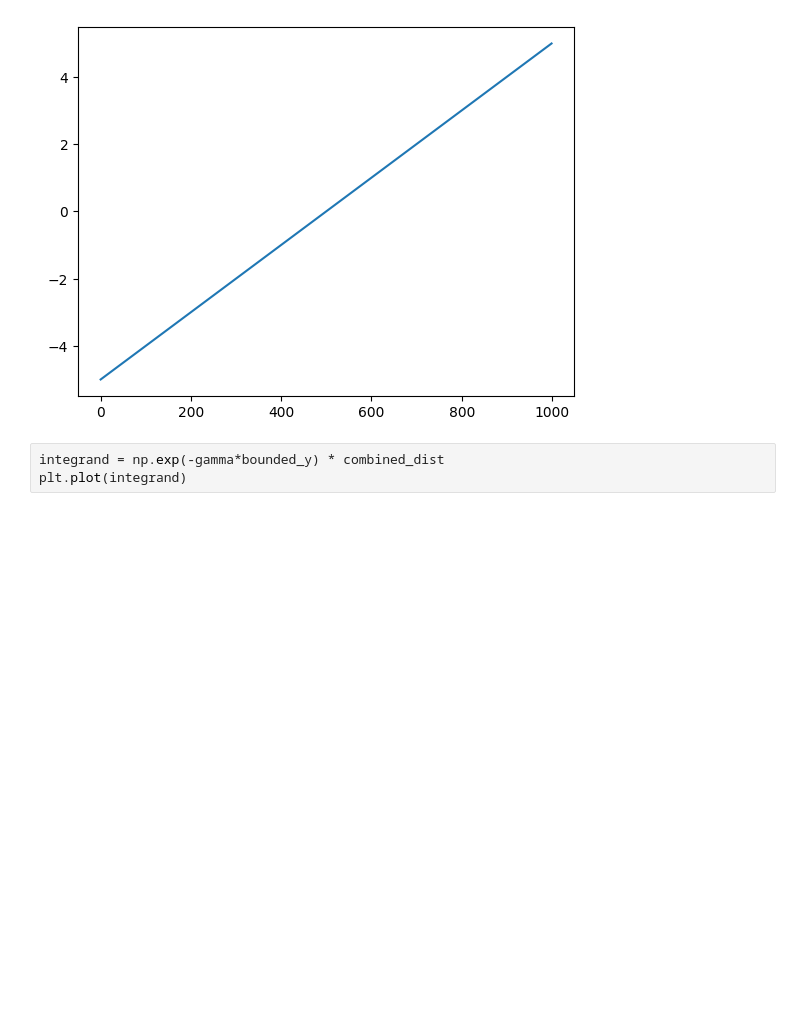
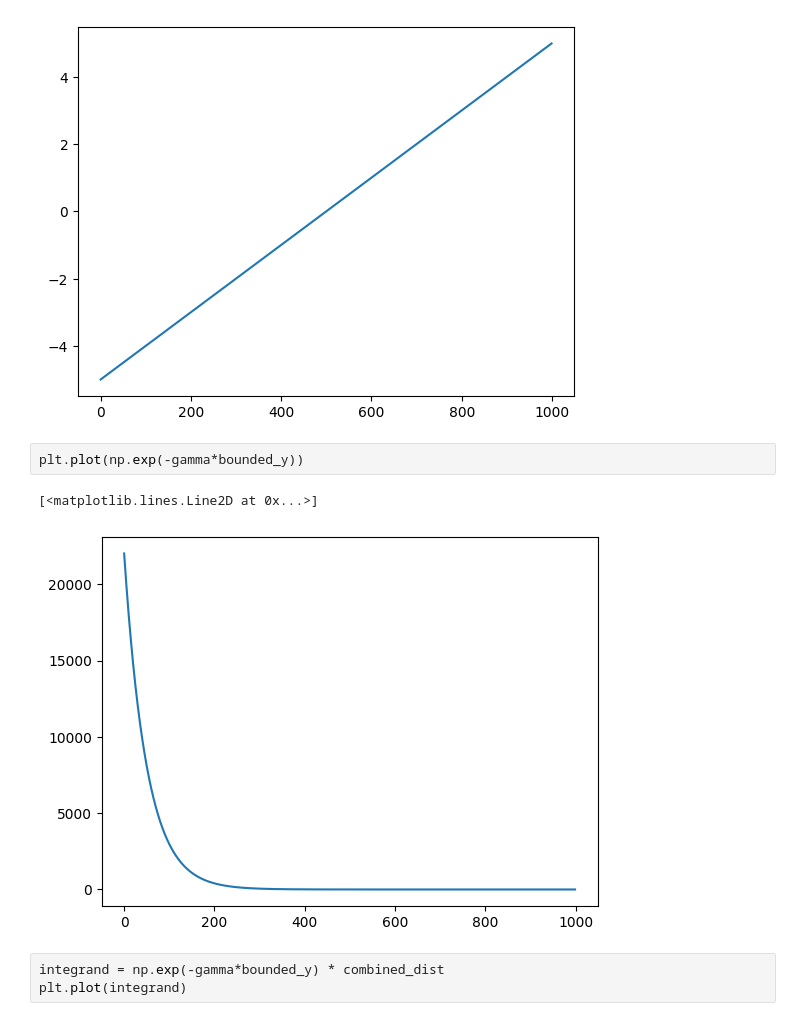
Before and after one commit to RRisto/RRisto.github.io, a Jupyter notebook: weitzmann_nordhaus/willingness_to_pay.ipynb, the cells around one changed output. Cells and saved outputs as stored; diff of their text form; blank space fills up the shorter version.

```diff
--- a/weitzmann_nordhaus/willingness_to_pay.ipynb
+++ b/weitzmann_nordhaus/willingness_to_pay.ipynb
@@ -52,6 +52,11 @@ plt.plot(bounded_y)
 # %% [output]
 [<matplotlib.lines.Line2D at 0x...>]
 [figure]
+# %%
+plt.plot(np.exp(-gamma*bounded_y))
+# %% [output]
+[<matplotlib.lines.Line2D at 0x...>]
+[figure, added]
 # %%
 integrand = np.exp(-gamma*bounded_y) * combined_dist
 plt.plot(integrand)
```
Also changed, not shown: parts of 1 cell of this notebook.
